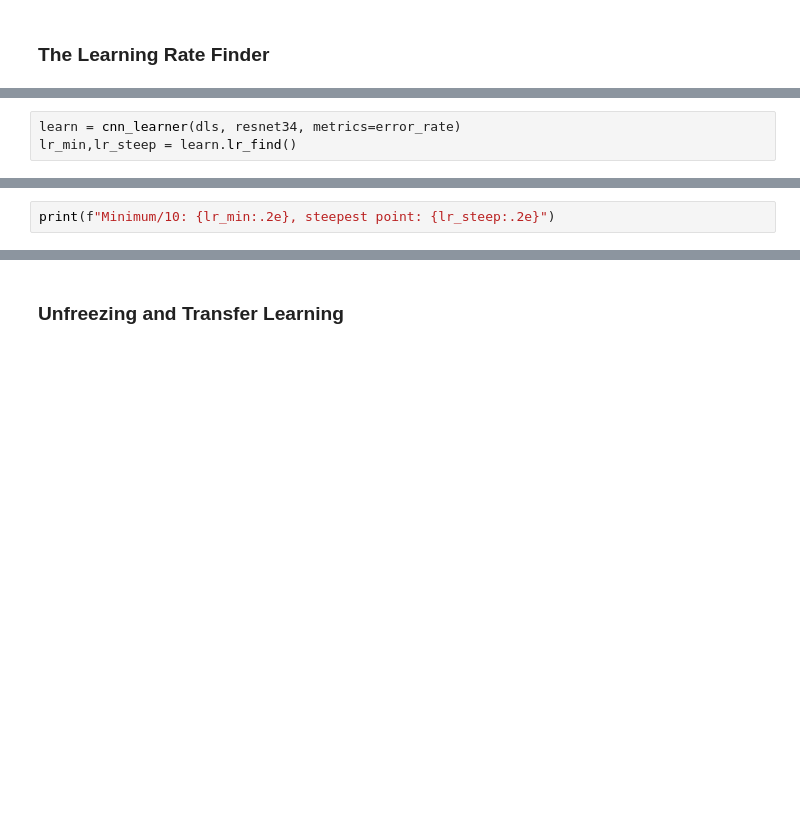
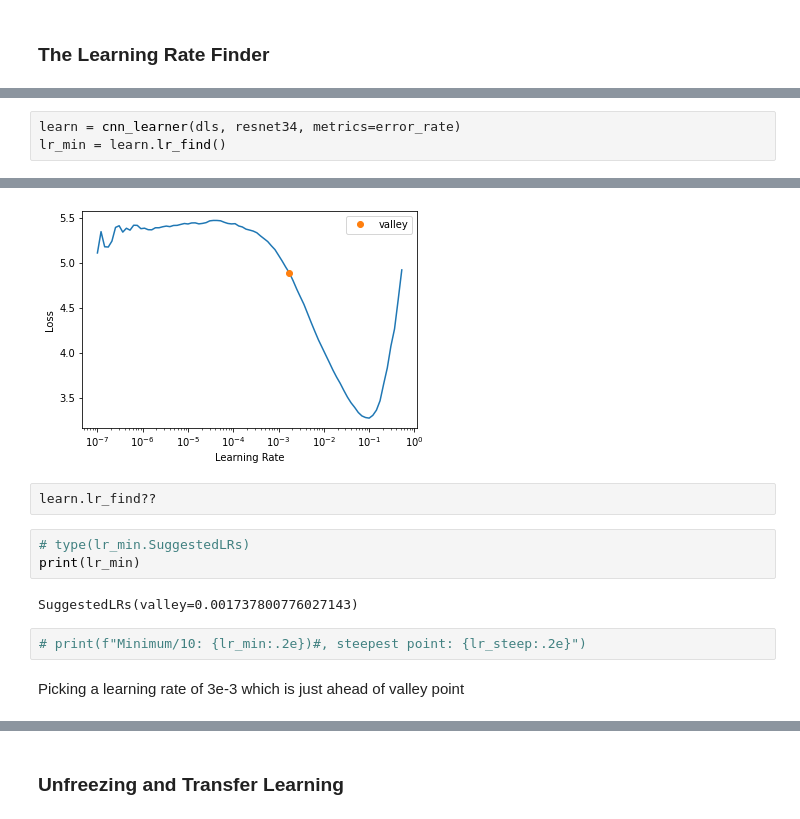
Before and after one commit to fhdbbk/fastai-1, a Jupyter notebook: 04_pet_breeds.ipynb, the cells around one changed output, grey strips where cells are left out. Drawn from its saved outputs; the diff is of its cells as text; blank space fills up the shorter version.

```diff
--- a/04_pet_breeds.ipynb
+++ b/04_pet_breeds.ipynb
@@ -363,3 +370,4 @@ learn.fine_tune(1, base_lr=0.1)
 # %%
 learn = cnn_learner(dls, resnet34, metrics=error_rate)
-lr_min,lr_steep = learn.lr_find()
+lr_min = learn.lr_find()
+# %% [output]
@@ -366,5 +375,15 @@ lr_min,lr_steep = learn.lr_find()
+[figure, added]
+# %%
+learn.lr_find??
+# %%
+# type(lr_min.SuggestedLRs)
+print(lr_min)
+# %% [output]
+SuggestedLRs(valley=0.001737800776027143)
 # %%
-print(f"Minimum/10: {lr_min:.2e}, steepest point: {lr_steep:.2e}")
+# print(f"Minimum/10: {lr_min:.2e})#, steepest point: {lr_steep:.2e}")
+# %% [markdown]
+Picking a learning rate of 3e-3 which is just ahead of valley point
 # %%
 learn = cnn_learner(dls, resnet34, metrics=error_rate)
 learn.fine_tune(2, base_lr=3e-3)
```
Also changed, not shown: parts of 27 cells of this notebook.
